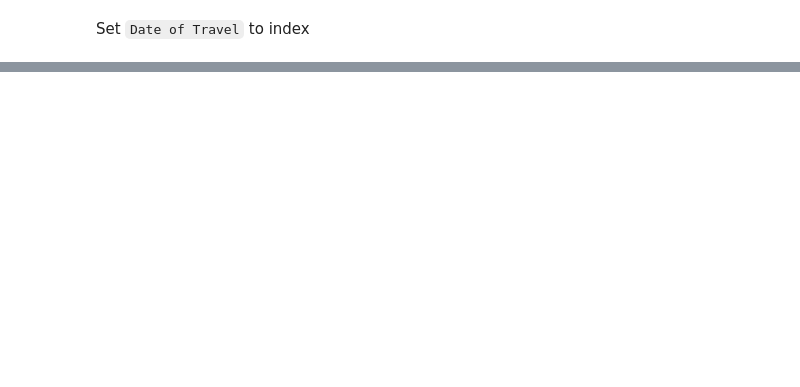
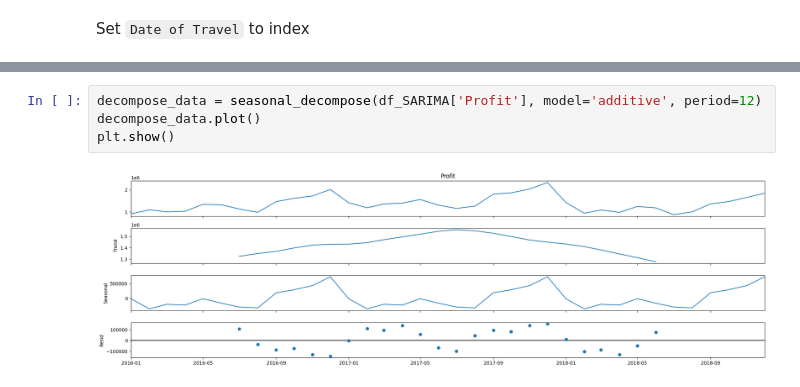
Before and after one commit to MuhammadNurilHuda/G2M-Cab-Investment, a Jupyter notebook: Modeling.ipynb, the cells around one changed output, grey strips where cells are left out. Drawn from its saved outputs; the diff is of its cells as text; blank space fills up the shorter version.

```diff
--- a/Modeling.ipynb
+++ b/Modeling.ipynb
@@ -74,0 +92,6 @@ Set `Date of Travel` to index
+# %%
+decompose_data = seasonal_decompose(df_SARIMA['Profit'], model='additive', period=12)
+decompose_data.plot()
+plt.show()
+# %% [output]
+[figure, added]
```
Also changed, not shown: parts of 28 cells of this notebook.
